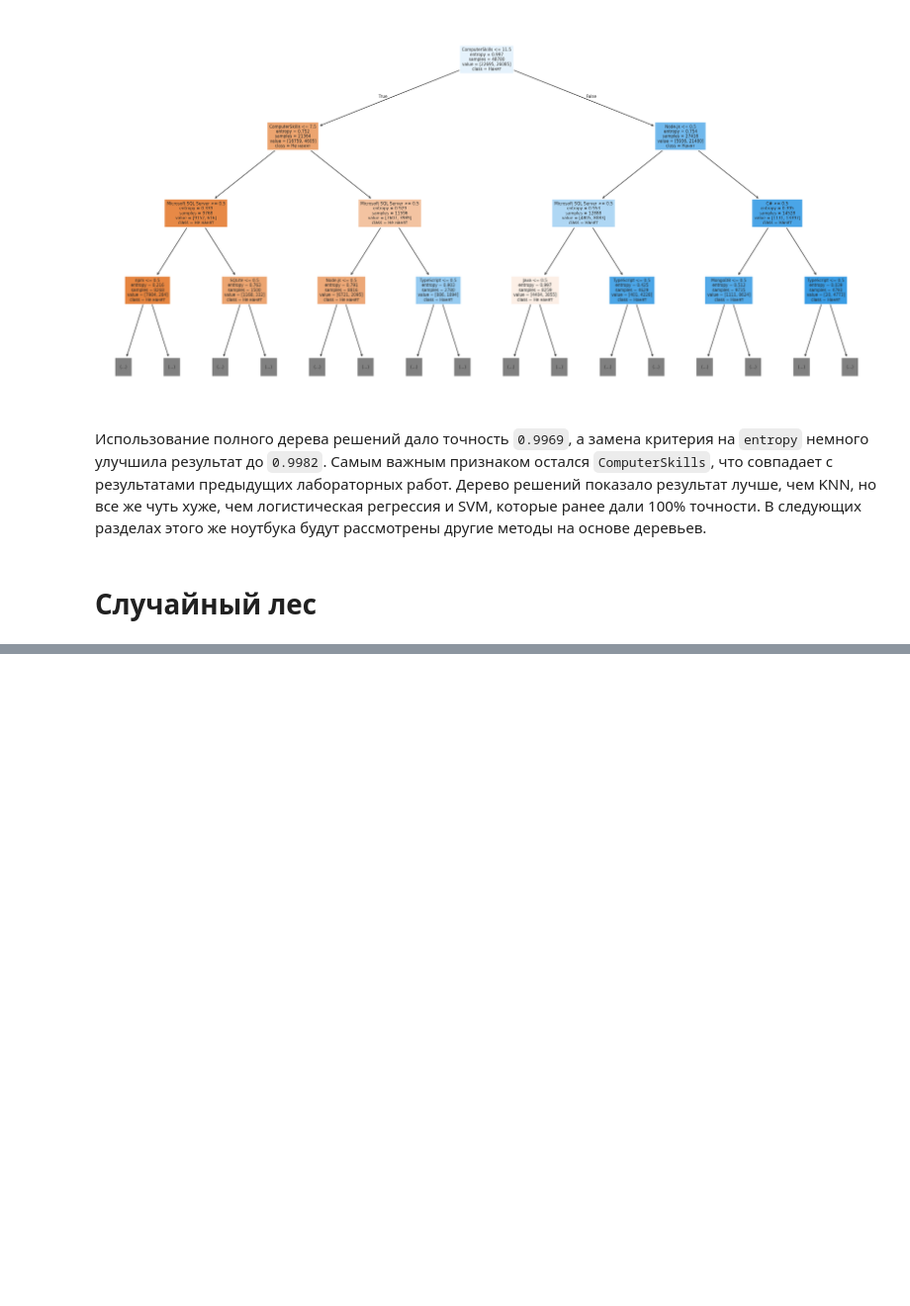
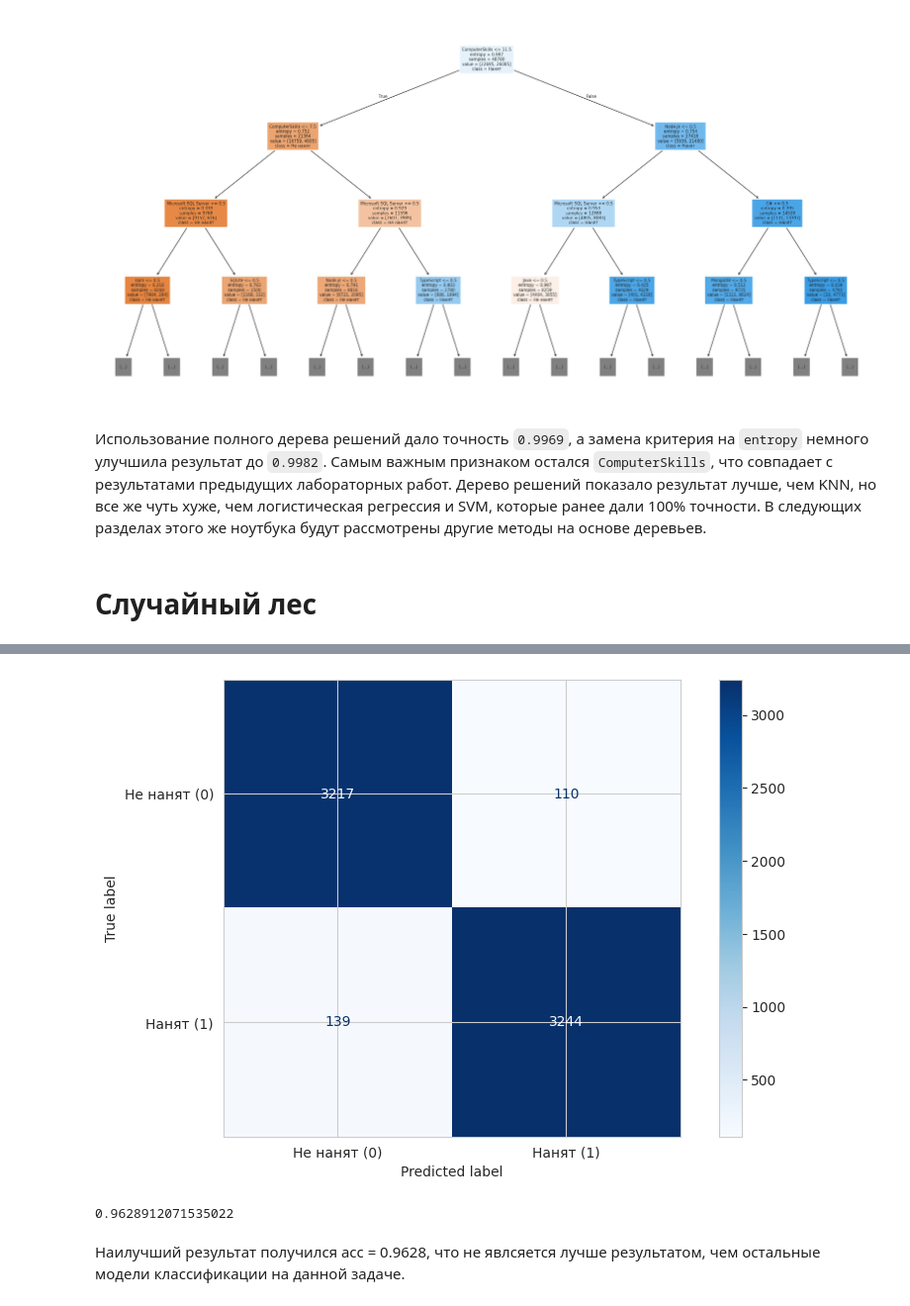
Before and after one commit to tixomirof/mo2_team_colabs, a Jupyter notebook: МО2_Команда2_Лаб06_v1.ipynb, the cells around one changed output, grey strips where cells are left out. Shown at 99% size. Drawn from its saved outputs; the diff is of its cells as text; code cells hidden in the pictures; blank space fills up the shorter version.

```diff
--- a/МО2_Команда2_Лаб06_v1.ipynb
+++ b/МО2_Команда2_Лаб06_v1.ipynb
@@ -322,0 +445,3 @@ weighted avg       1.00      1.00      1.00     20906
+# %%
+# Используем 10 случайных деревьев
+model = RandomForestClassifier(n_estimators=40,random_state=101)
@@ -322,0 +452,2 @@ weighted avg       1.00      1.00      1.00     20906
+# %%
+preds = model.predict(X_test)
@@ -322,0 +456,15 @@ weighted avg       1.00      1.00      1.00     20906
+# %%
+ConfusionMatrixDisplay.from_predictions(
+    y_test,
+    preds,
+    display_labels=['Не нанят (0)', 'Нанят (1)'],
+    cmap='Blues'
+)
+plt.show()
+
+print(accuracy_score(y_test,preds))
+# %% [output]
+[figure, added]
+0.9628912071535022
+# %% [markdown]
+Наилучший результат получился acc = 0.9628, что не явлсяется лучше результатом, чем остальные модели классификации на данной задаче.
```
Also changed, not shown: parts of 25 cells of this notebook.
